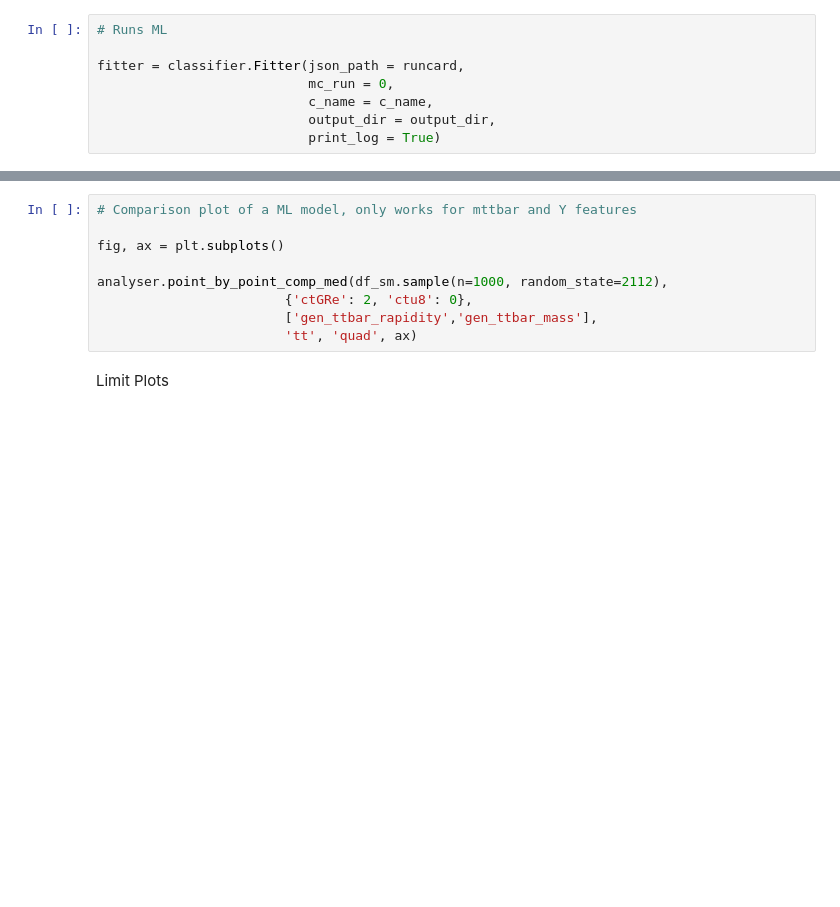
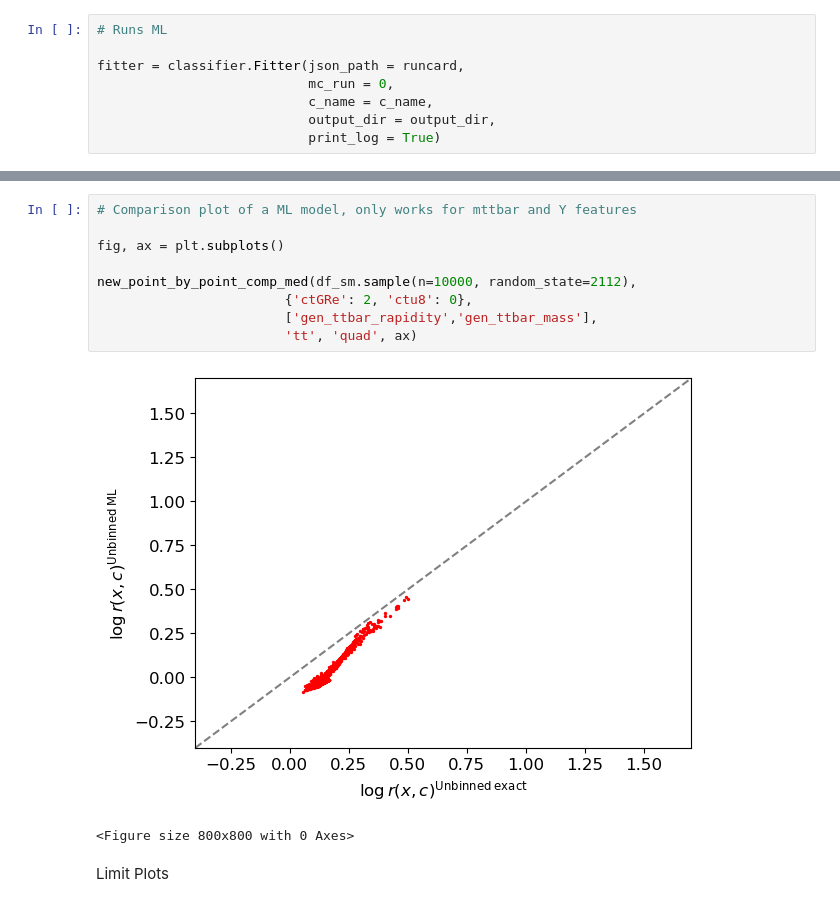
Before and after one commit to JPittard10/Top_MLEFT, a Jupyter notebook: EFT_param_classifier/ML4EFT_pipeline.ipynb, the cells around one changed output, grey strips where cells are left out. Drawn from its saved outputs; the diff is of its cells as text; blank space fills up the shorter version.

```diff
--- a/EFT_param_classifier/ML4EFT_pipeline.ipynb
+++ b/EFT_param_classifier/ML4EFT_pipeline.ipynb
@@ -377,12 +419,15 @@ def new_point_by_point_comp_med(df, c, features, process, order, ax, text=None):
 # %%
 # Comparison plot of a ML model, only works for mttbar and Y features
 
 fig, ax = plt.subplots()
 
-analyser.point_by_point_comp_med(df_sm.sample(n=1000, random_state=2112),
+new_point_by_point_comp_med(df_sm.sample(n=10000, random_state=2112),
                         {'ctGRe': 2, 'ctu8': 0},
                         ['gen_ttbar_rapidity','gen_ttbar_mass'],
                         'tt', 'quad', ax)
+# %% [output]
+[figure, added]
+<Figure size 800x800 with 0 Axes>
 # %% [markdown]
 Limit Plots
 # %%
```
Also changed, not shown: parts of 13 cells of this notebook, 1 other file.
